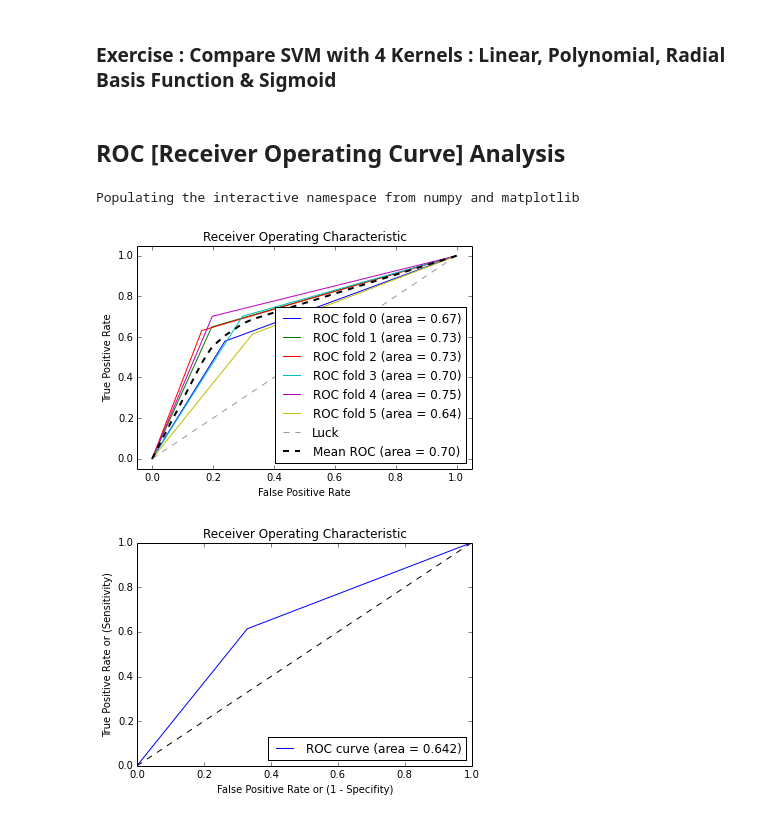
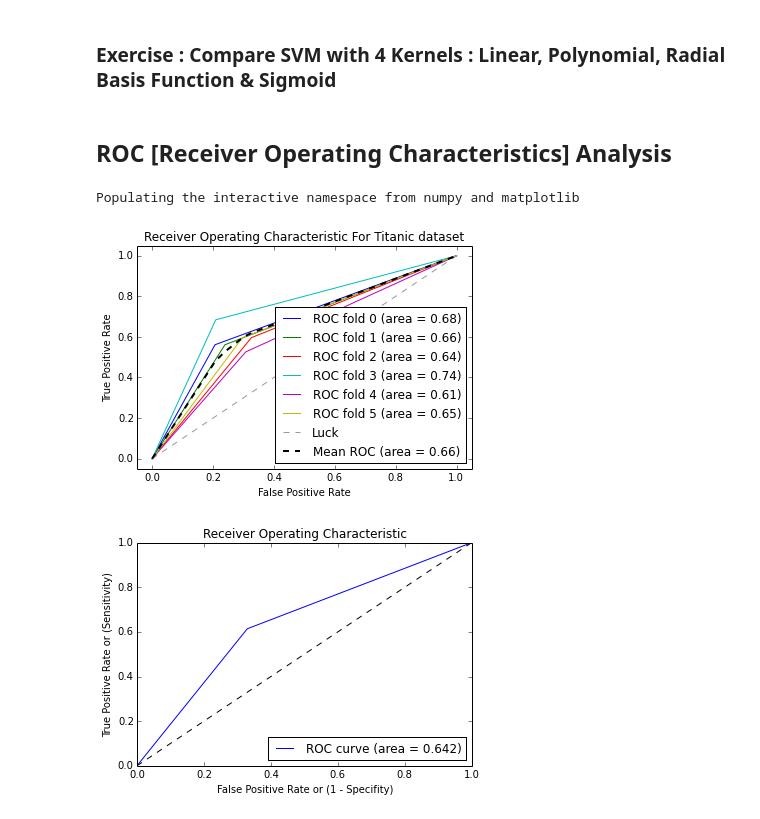
Before and after one commit to xsankar/freezing-bear, a Jupyter notebook: notebooks/2-Model-Evaluation.ipynb, the cells around one changed output. Saved outputs shown, nothing was run; the diff lists cells and outputs as text; code cells hidden in the pictures.

```diff
--- a/notebooks/2-Model-Evaluation.ipynb
+++ b/notebooks/2-Model-Evaluation.ipynb
@@ -144,12 +144,13 @@ scores, scores.min(), scores.mean(), scores.max()
 #Hint
 from sklearn.svm import SVC
 # %% [markdown]
-## ROC [Receiver Operating Curve] Analysis
+## ROC [Receiver Operating Characteristics] Analysis
 # %%
 %pylab --no-import-all inline
 from scipy import interp
 import pylab as pl
 from sklearn.metrics import roc_curve, auc
+from sklearn.cross_validation import StratifiedKFold
 
 X = train_x_all
 y = train_y_all
@@ -167,35 +168,35 @@ classifier = DecisionTreeClassifier()
 
 mean_tpr = 0.0
 mean_fpr = np.linspace(0, 1, 100)
 all_tpr = []
 
 for i, (train, test) in enumerate(cv):
     probas_ = classifier.fit(X[train], y[train]).predict_proba(X[test])
     # Compute ROC curve and area the curve
     fpr, tpr, thresholds = roc_curve(y[test], probas_[:, 1])
     mean_tpr += interp(mean_fpr, fpr, tpr)
     mean_tpr[0] = 0.0
     roc_auc = auc(fpr, tpr)
     pl.plot(fpr, tpr, lw=1, label='ROC fold %d (area = %0.2f)' % (i, roc_auc))
 
 pl.plot([0, 1], [0, 1], '--', color=(0.6, 0.6, 0.6), label='Luck')
 
 mean_tpr /= len(cv)
 mean_tpr[-1] = 1.0
 mean_auc = auc(mean_fpr, mean_tpr)
 pl.plot(mean_fpr, mean_tpr, 'k--',
         label='Mean ROC (area = %0.2f)' % mean_auc, lw=2)
 
 pl.xlim([-0.05, 1.05])
 pl.ylim([-0.05, 1.05])
 pl.xlabel('False Positive Rate')
 pl.ylabel('True Positive Rate')
-pl.title('Receiver Operating Characteristic')
+pl.title('Receiver Operating Characteristic For Titanic dataset')
 pl.legend(loc="lower right")
 pl.show()
 # %% [output]
 Populating the interactive namespace from numpy and matplotlib
-[figure, old version]
+[figure, new version]
 # %%
 from sklearn.metrics import roc_curve
 from sklearn.metrics import auc
```
Also changed, not shown: parts of 7 cells of this notebook.
